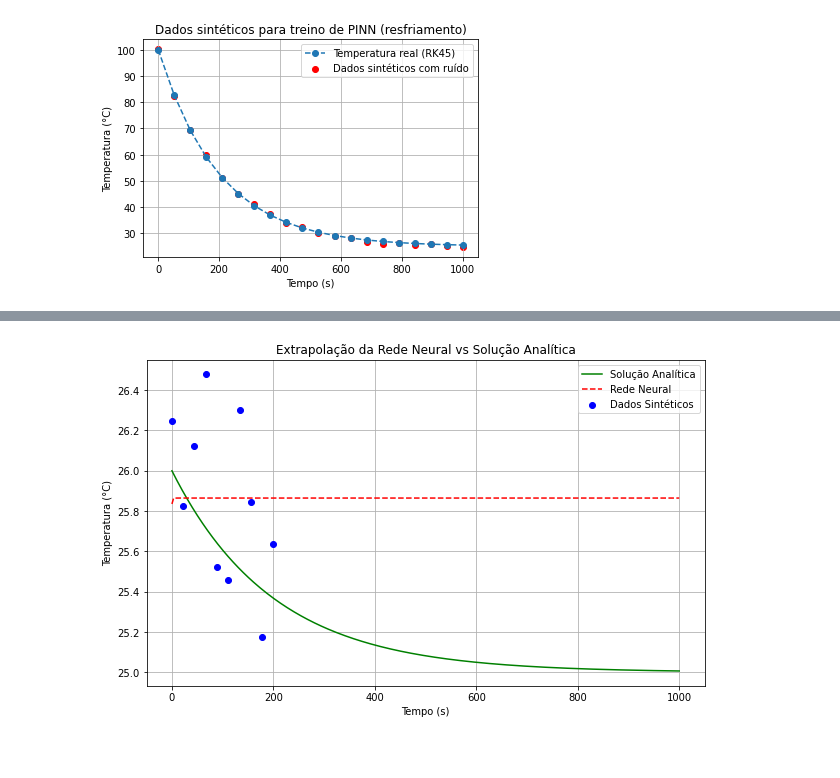
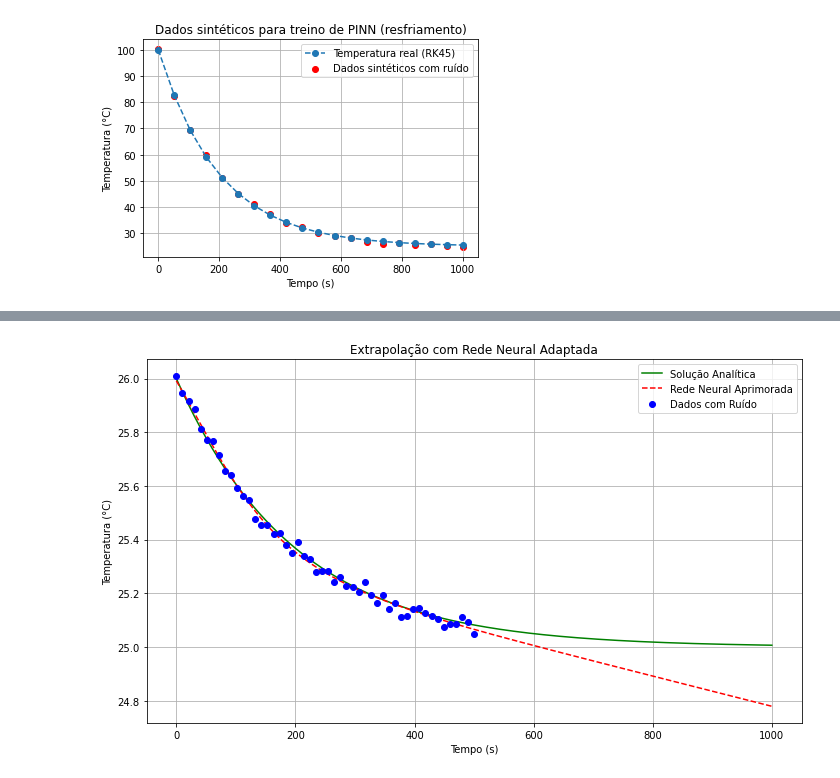
Before and after one commit to ofisico-ufu/Computational-Physics, a Jupyter notebook: Atividades/Atividade 4/Exercicios da atividade 4.ipynb, the cells around one changed output, grey strips where cells are left out. Drawn from its saved outputs; the diff is of its cells as text; code cells hidden in the pictures; blank space fills up the shorter version.

Commit message:
Atualização das Atividades.

```diff
--- a/Atividades/Atividade 4/Exercicios da atividade 4.ipynb
+++ b/Atividades/Atividade 4/Exercicios da atividade 4.ipynb
@@ -173,12 +173,15 @@ import matplotlib.pyplot as plt
 
 # Atividade 4.4
 
-# ===== Dados sintéticos com ruído =====
+# ===== Dados sintéticos com ruído reduzido =====
 T_prime = 25
 r = 0.005
 t_train = np.linspace(0, 1000, 20)
 T_clean = T_prime + np.exp(-r * t_train)
-T_noisy = T_clean + np.random.normal(0, 0.5, size=T_clean.shape)
+
+# Redução do ruído (de 0.5 para 0.02)
+np.random.seed(42)
+T_noisy = T_clean + np.random.normal(0, 0.02, size=T_clean.shape)
 
 # Normalização do tempo (entrada)
 t_mean = np.mean(t_train)
@@ -235,84 +238,84 @@ import torch
 import torch.nn as nn
 import matplotlib.pyplot as plt
 
-# Atividade 4.5
-
-# Parâmetros físicos
+# === Parâmetros ===
 T_env = 25
 r = 0.005
-n_points = 10
-
-# Gerar pontos de tempo no intervalo de 0 a 200 s
-t_data = np.linspace(0, 200, n_points)
+n_points = 50  # mais dados até 500 s
+t_data = np.linspace(0, 500, n_points)
 T_exact = T_env + np.exp(-r * t_data)
 
-# Adicionar ruído gaussiano
+# === Ruído reduzido ===
 np.random.seed(42)
-noise = np.random.normal(0, 0.5, size=t_data.shape)
+noise = np.random.normal(0, 0.02, size=t_data.shape)
 T_noisy = T_exact + noise
 
-# Converter para tensores PyTorch
-t_train = torch.tensor(t_data, dtype=torch.float32).view(-1, 1)
+# === Normalização ===
+t_mean = np.mean(t_data)
+t_std = np.std(t_data)
+t_data_norm = (t_data - t_mean) / t_std
+
+# === Tensores ===
+t_train = torch.tensor(t_data_norm, dtype=torch.float32).view(-1, 1)
 T_train = torch.tensor(T_noisy, dtype=torch.float32).view(-1, 1)
 
-
-# DEFINIR A REDE NEURAL SIMPLES
-
-class SimpleNN(nn.Module):
+# === Rede adaptada para decaimento exponencial ===
+class DecayNN(nn.Module):
     def __init__(self):
         super().__init__()
-        self.net = nn.Sequential(
-            nn.Linear(1, 32),
+        self.hidden = nn.Sequential(
+            nn.Linear(1, 64),
             nn.Tanh(),
-            nn.Linear(32, 32),
+            nn.Linear(64, 64),
             nn.Tanh(),
-            nn.Linear(32, 1)
+            nn.Linear(64, 1)
         )
+        # bias que simula T_env
+        self.T_env = nn.Parameter(torch.tensor([T_env], dtype=torch.float32))
 
     def forward(self, x):
-        return self.net(x)
+        return self.hidden(x) + self.T_env
 
-model = SimpleNN()
+model = DecayNN()
 
-# TREINAR A REDE
-
-optimizer = torch.optim.Adam(model.parameters(), lr=0.01)
+# === Otimizador e função de custo ===
+optimizer = torch.optim.Adam(model.parameters(), lr=0.005, weight_decay=1e-4)
 loss_fn = nn.MSELoss()
 
-for epoch in range(2000):
+# === Treinamento ===
+for epoch in range(8000):
     model.train()
     optimizer.zero_grad()
     pred = model(t_train)
     loss = loss_fn(pred, T_train)
     loss.backward()
     optimizer.step()
 
-# EXTRAPOLAÇÃO E COMPARAÇÃO
+# === Extrapolação ===
+t_eval = np.linspace(0, 1000, 400)
+t_eval_norm = (t_eval - t_mean) / t_std
+t_eval_tensor = torch.tensor(t_eval_norm, dtype=torch.float32).view(-1, 1)
 
-# Criar pontos de avaliação de 0 até 1000 s
-t_eval = np.linspace(0, 1000, 300)
-t_eval_tensor = torch.tensor(t_eval, dtype=torch.float32).view(-1, 1)
-
-# Predição da rede
 model.eval()
 with torch.no_grad():
-    T_pred_nn = model(t_eval_tensor).numpy()
+    T_pred = model(t_eval_tensor).numpy()
 
-# Solução analítica exata
-T_eval_exact = T_env + np.exp(-r * t_eval)
+T_exact_eval = T_env + np.exp(-r * t_eval)
 
+# === Plot ===
 plt.figure(figsize=(10, 6))
-plt.plot(t_eval, T_eval_exact, 'g-', label='Solução Analítica')
-plt.plot(t_eval, T_pred_nn, 'r--', label='Rede Neural')
-plt.scatter(t_data, T_noisy, color='blue', label='Dados Sintéticos', zorder=5)
-plt.title("Extrapolação da Rede Neural vs Solução Analítica")
+plt.plot(t_eval, T_exact_eval, 'g-', label='Solução Analítica')
+plt.plot(t_eval, T_pred, 'r--', label='Rede Neural Aprimorada')
+plt.scatter(t_data, T_noisy, color='blue', label='Dados com Ruído', zorder=5)
+plt.title("Extrapolação com Rede Neural Adaptada")
 plt.xlabel("Tempo (s)")
 plt.ylabel("Temperatura (°C)")
 plt.legend()
 plt.grid(True)
+plt.tight_layout()
 plt.show()
 # %% [output]
-[figure, old version]
+[figure, new version]
 # %%
 import torch
 import torch.nn as nn
```
Also changed, not shown: parts of 3 cells of this notebook, 1 other file.
